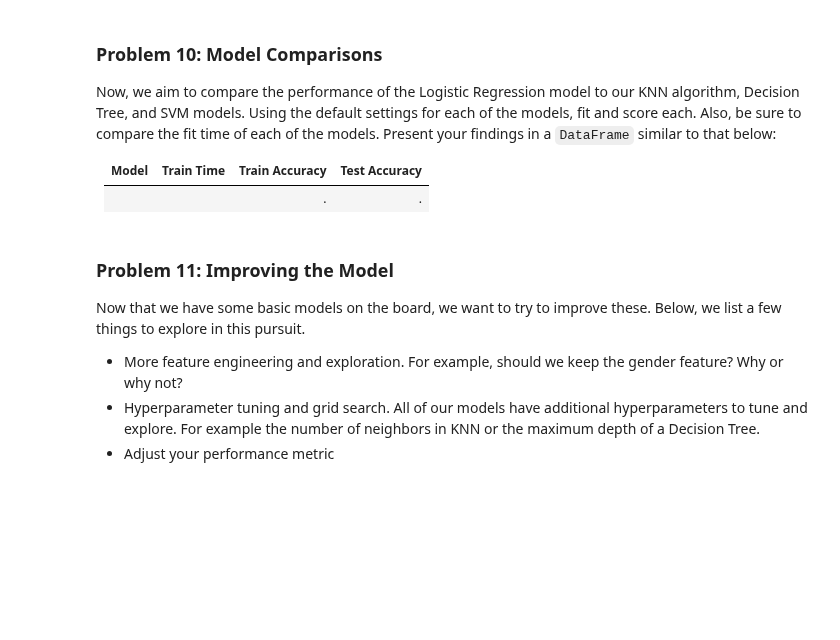
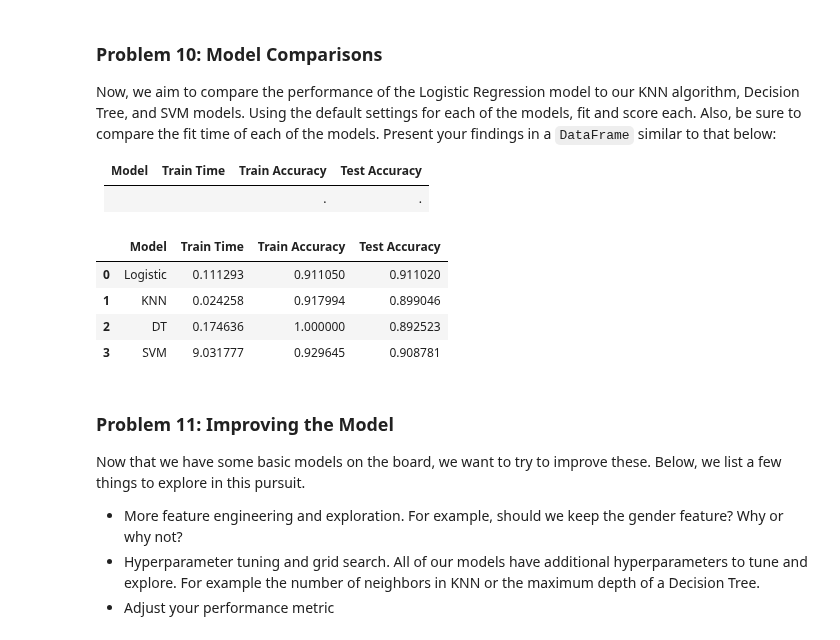
Before and after one commit to Raesu/pcmlai, a Jupyter notebook: Module 17/bank/prompt_III.ipynb, the cells around one changed output. Saved outputs shown, nothing was run; the diff lists cells and outputs as text; code cells hidden in the pictures; blank space fills up the shorter version.

```diff
--- a/Module 17/bank/prompt_III.ipynb
+++ b/Module 17/bank/prompt_III.ipynb
@@ -224,5 +228,7 @@ logReg = LogisticRegression().fit(xTrain, yTrain)
 What is the accuracy of your model?
 # %%
 # Better than baseline, great!
-logReg.score(xTest, yTest)
+logTrainScore = log.score(xTrain, yTrain)
+logTestScore = log.score(xTest, yTest)
+logTestScore
 # %% [output]
@@ -235,6 +241,43 @@ Now, we aim to compare the performance of the Logistic Regression model to our K
 | Model | Train Time | Train Accuracy | Test Accuracy |
 | ----- | ---------- | -------------  | -----------   |
 |     |    |.     |.     |
+# %%
+t0 = time.time()
+knn = KNeighborsClassifier().fit(xTrain, yTrain)
+knnTime = time.time() - t0
+knnTrainScore = knn.score(xTrain, yTrain)
+knnTestScore = knn.score(xTest, yTest)
+# %%
+t0 = time.time()
+dt = DecisionTreeClassifier().fit(xTrain, yTrain)
+dtTime = time.time() - t0
+dtTrainScore = dt.score(xTrain, yTrain)
+dtTestScore = dt.score(xTest, yTest)
+# %%
+t0 = time.time()
+svm = SVC().fit(xTrain, yTrain)
+svmTime = time.time() - t0
+svmTrainScore = svm.score(xTrain, yTrain)
+svmTestScore = svm.score(xTest, yTest)
+# %%
+# All of the accuracy scores are quite high, DT has 100% accuracy as expected given
+# we are not limiting the depth and there is no overlapping records. Logistic regression
+# and SVM scored the best on the test set.
+
+# All models were quick to train except for SVM, which was significantly slower.
+
+pd.DataFrame({
+  'Model': ['Logistic','KNN','DT','SVM'],
+  'Train Time': [logTime, knnTime, dtTime, svmTime],
+  'Train Accuracy': [logTrainScore, knnTrainScore, dtTrainScore, svmTrainScore],
+  'Test Accuracy': [logTestScore, knnTestScore, dtTestScore, svmTestScore]
+})
+# %% [output]
+|  | Model | Train Time | Train Accuracy | Test Accuracy |
+| 0 | Logistic | 0.111293 | 0.911050 | 0.911020 |
+| 1 | KNN | 0.024258 | 0.917994 | 0.899046 |
+| 2 | DT | 0.174636 | 1.000000 | 0.892523 |
+| 3 | SVM | 9.031777 | 0.929645 | 0.908781 |
 # %% [markdown]
 ### Problem 11: Improving the Model
 
```
Also changed, not shown: parts of 12 cells of this notebook.
